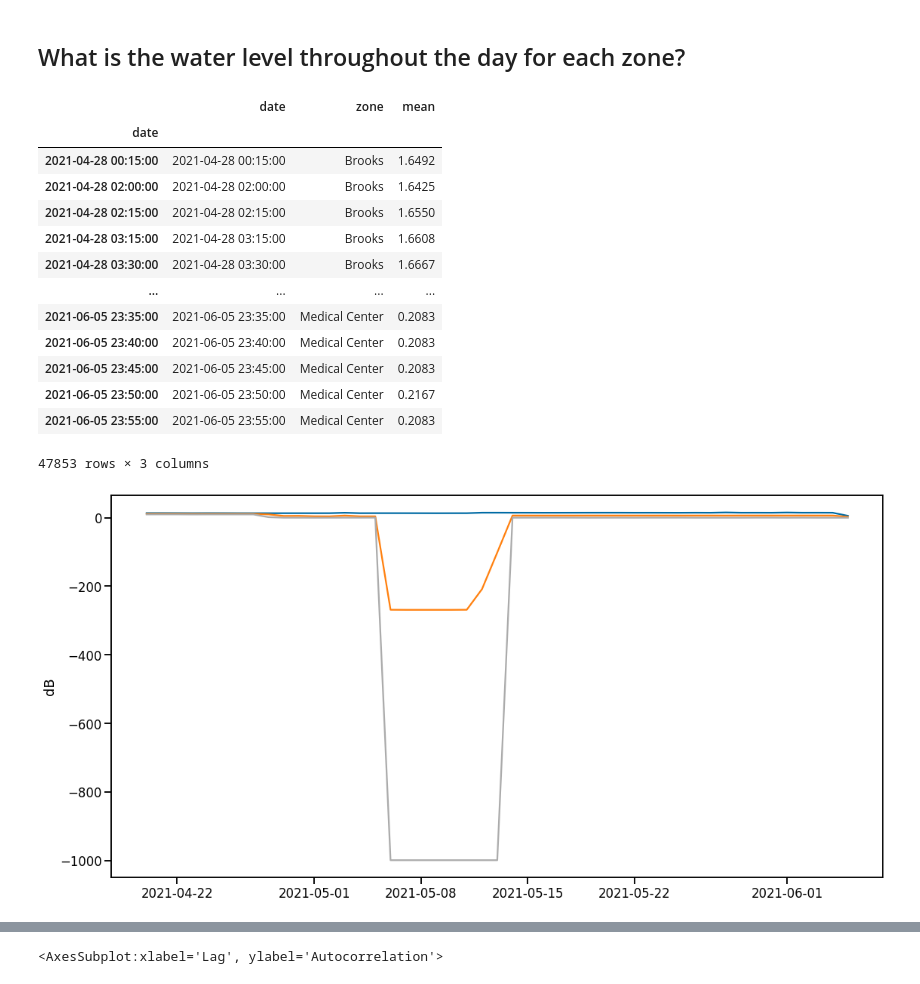
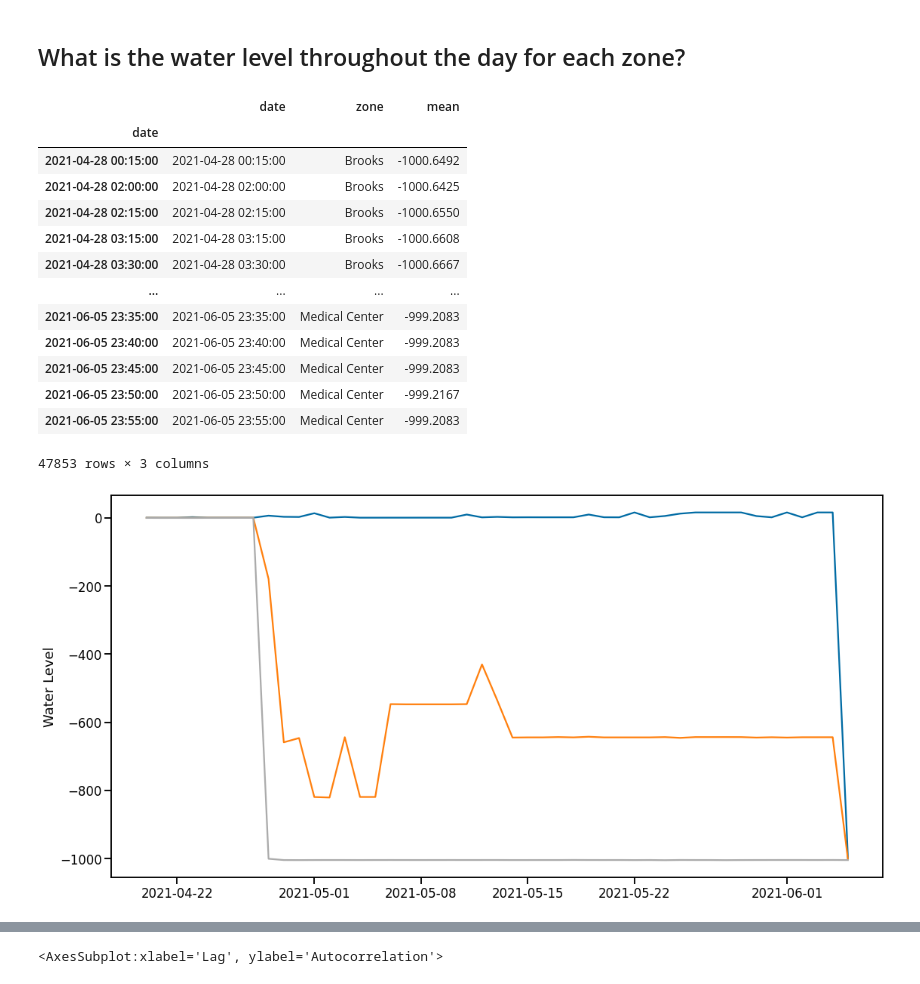
Before and after one commit to Promeos/Smart_San_Antonio, a Jupyter notebook: MVP_Flood_Level.ipynb, the cells around one changed output, grey strips where cells are left out. Cells and saved outputs as stored; diff of their text form; code cells hidden in the pictures.

```diff
--- a/MVP_Flood_Level.ipynb
+++ b/MVP_Flood_Level.ipynb
@@ -123,5 +124,5 @@ plt.tight_layout();
 # %%
-df = src.prep_sensor_data(df, folder='flood_level')
+df = src.prep_data(data=df, filename='water')
 # %% [markdown]
 ## Explore
 # %%
@@ -186,10 +187,3 @@ m
 [interactive output not drawn]
 # %% [markdown]
 ## What is the highest water level recorded in each zone?
-# %%
-sns.set_context('notebook')
-
-df.hist(figsize=(12, 12),
-        grid=False,
-        ec='black')
-plt.tight_layout();
@@ -219,7 +211,7 @@ outliers
 # %% [markdown]
 ## What is the water level throughout the day for each zone?
 # %%
-water = df.groupby(['date', 'zone']).disttowl_ft.agg(['mean']).sort_values(by=['zone', 'date']).reset_index()
+water = df.groupby(['date', 'zone']).water_level.agg(['mean']).sort_values(by=['zone', 'date']).reset_index()
 # %%
 water.set_index(pd.DatetimeIndex(water['date']), inplace=True)
 # %%
@@ -227,29 +219,29 @@ water
 # %% [output]
 |  | date | zone | mean |
 | date |  |  |  |
-| 2021-04-28 00:15:00 | 2021-04-28 00:15:00 | Brooks | 1.6492 |
-| 2021-04-28 02:00:00 | 2021-04-28 02:00:00 | Brooks | 1.6425 |
-| 2021-04-28 02:15:00 | 2021-04-28 02:15:00 | Brooks | 1.6550 |
-| 2021-04-28 03:15:00 | 2021-04-28 03:15:00 | Brooks | 1.6608 |
-| 2021-04-28 03:30:00 | 2021-04-28 03:30:00 | Brooks | 1.6667 |
+| 2021-04-28 00:15:00 | 2021-04-28 00:15:00 | Brooks | -1000.6492 |
+| 2021-04-28 02:00:00 | 2021-04-28 02:00:00 | Brooks | -1000.6425 |
+| 2021-04-28 02:15:00 | 2021-04-28 02:15:00 | Brooks | -1000.6550 |
+| 2021-04-28 03:15:00 | 2021-04-28 03:15:00 | Brooks | -1000.6608 |
+| 2021-04-28 03:30:00 | 2021-04-28 03:30:00 | Brooks | -1000.6667 |
 | ... | ... | ... | ... |
-| 2021-06-05 23:35:00 | 2021-06-05 23:35:00 | Medical Center | 0.2083 |
-| 2021-06-05 23:40:00 | 2021-06-05 23:40:00 | Medical Center | 0.2083 |
-| 2021-06-05 23:45:00 | 2021-06-05 23:45:00 | Medical Center | 0.2083 |
-| 2021-06-05 23:50:00 | 2021-06-05 23:50:00 | Medical Center | 0.2167 |
-| 2021-06-05 23:55:00 | 2021-06-05 23:55:00 | Medical Center | 0.2083 |
+| 2021-06-05 23:35:00 | 2021-06-05 23:35:00 | Medical Center | -999.2083 |
+| 2021-06-05 23:40:00 | 2021-06-05 23:40:00 | Medical Center | -999.2083 |
+| 2021-06-05 23:45:00 | 2021-06-05 23:45:00 | Medical Center | -999.2083 |
+| 2021-06-05 23:50:00 | 2021-06-05 23:50:00 | Medical Center | -999.2167 |
+| 2021-06-05 23:55:00 | 2021-06-05 23:55:00 | Medical Center | -999.2083 |
 47853 rows × 3 columns
 # %%
 sns.set_context('talk')
 
 plt.figure(figsize=(16, 8))
 plt.plot(water.resample('D').agg(['max', 'mean', 'min']))
 
 plt.xlabel('')
-plt.ylabel('dB')
+plt.ylabel('Water Level')
 plt.tight_layout();
 # %% [output]
-[figure, old version]
+[figure, new version]
 # %%
 water[water.zone=='Brooks'].resample('D').agg(['max', 'mean', 'min']).plot(figsize=(10, 6), alpha=.75, legend=False)
 
```
Also changed, not shown: parts of 12 cells of this notebook, 15 other files.
